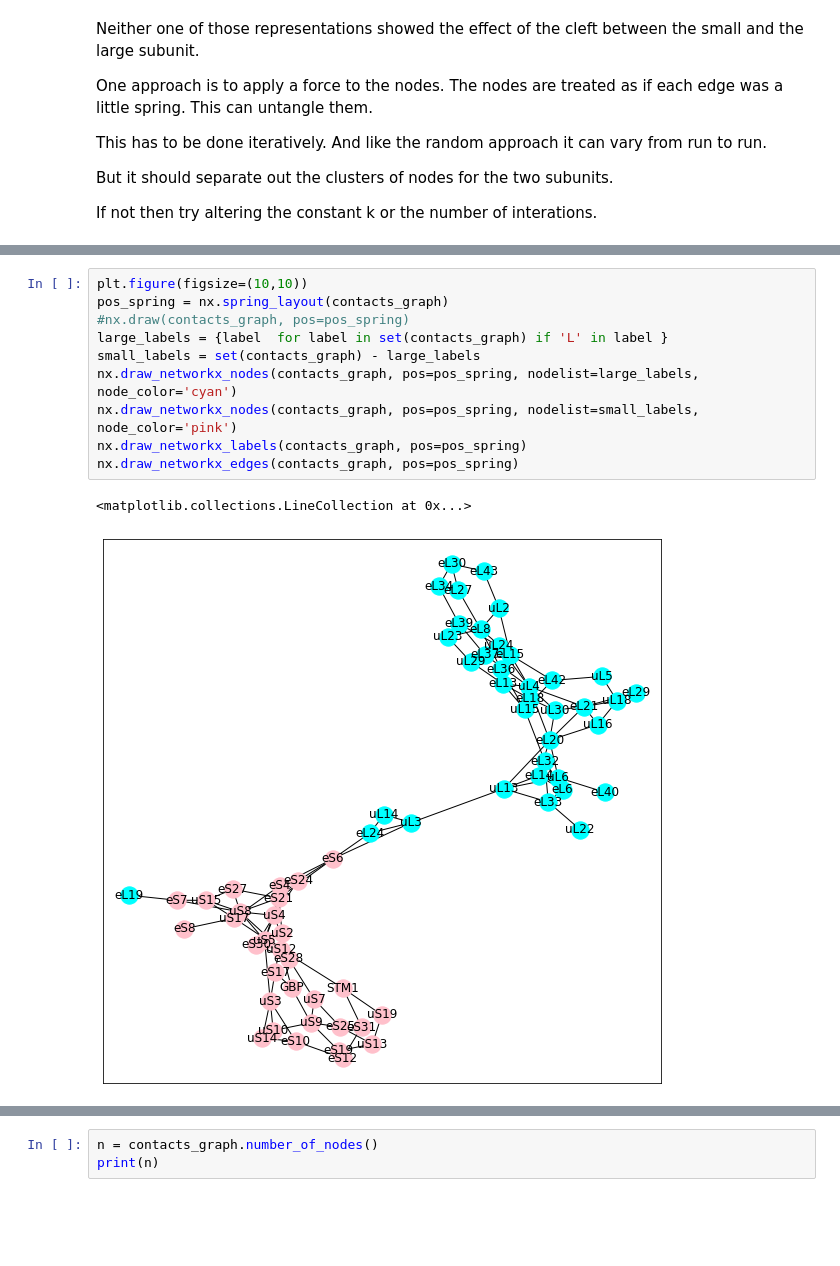
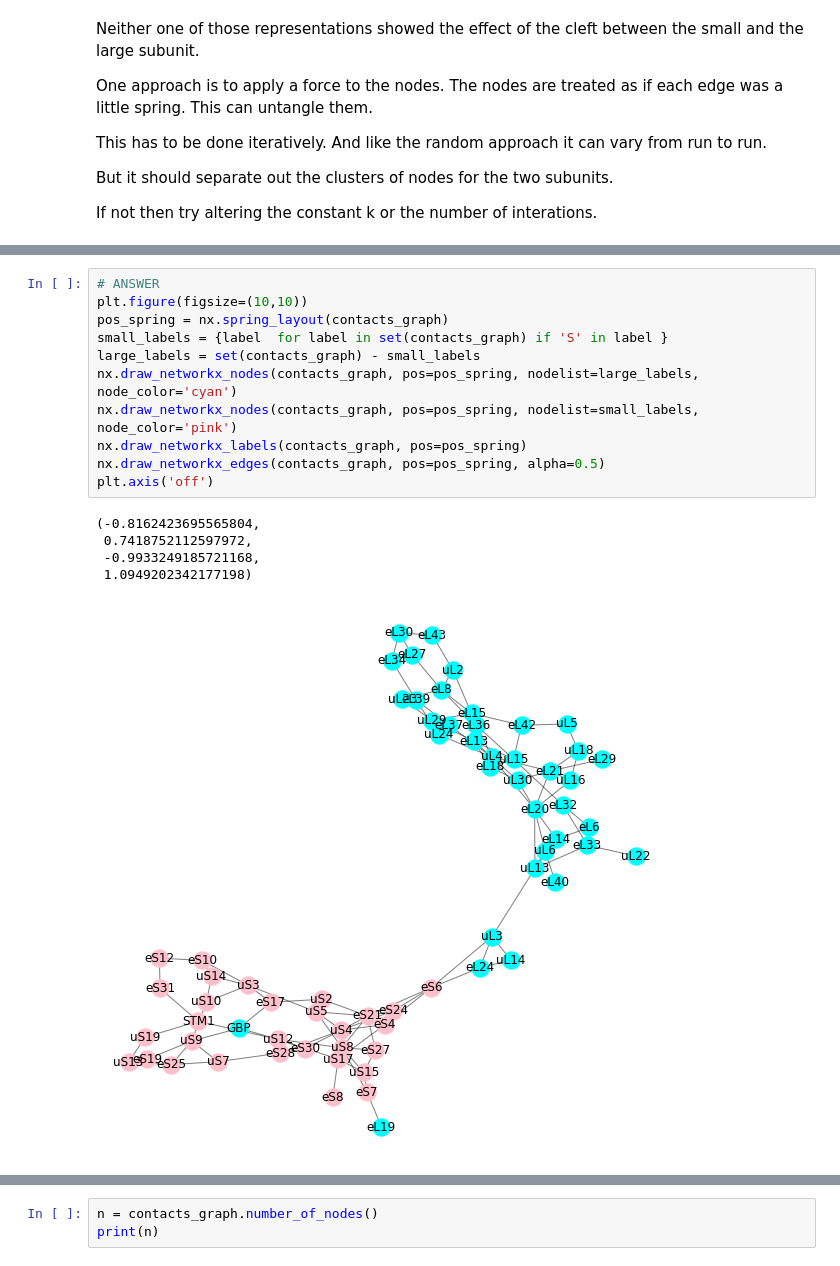
Before and after one commit to ARU-Bioinf-CMA-2020/tw10, a Jupyter notebook: networkx_and_protein_interactions.ipynb, the cells around one changed output, grey strips where cells are left out. Cells and saved outputs as stored; diff of their text form; blank space fills up the shorter version.

```diff
--- a/networkx_and_protein_interactions.ipynb
+++ b/networkx_and_protein_interactions.ipynb
@@ -121,13 +160,17 @@ nx.draw_spring(contacts_graph, k=0.80, iterations=10, with_labels=True, node_col
 # %%
+# ANSWER
 plt.figure(figsize=(10,10))
 pos_spring = nx.spring_layout(contacts_graph)
-#nx.draw(contacts_graph, pos=pos_spring)
-large_labels = {label  for label in set(contacts_graph) if 'L' in label }
-small_labels = set(contacts_graph) - large_labels
+small_labels = {label  for label in set(contacts_graph) if 'S' in label }
+large_labels = set(contacts_graph) - small_labels
 nx.draw_networkx_nodes(contacts_graph, pos=pos_spring, nodelist=large_labels, node_color='cyan')
 nx.draw_networkx_nodes(contacts_graph, pos=pos_spring, nodelist=small_labels, node_color='pink')
 nx.draw_networkx_labels(contacts_graph, pos=pos_spring)
-nx.draw_networkx_edges(contacts_graph, pos=pos_spring)
+nx.draw_networkx_edges(contacts_graph, pos=pos_spring, alpha=0.5)
+plt.axis('off')
 # %% [output]
-<matplotlib.collections.LineCollection at 0x...>
+(-0.8162423695565804,
+ 0.7418752112597972,
+ -0.9933249185721168,
+ 1.0949202342177198)
-[figure, old version]
+[figure, new version]
```
Also changed, not shown: parts of 41 cells of this notebook.
